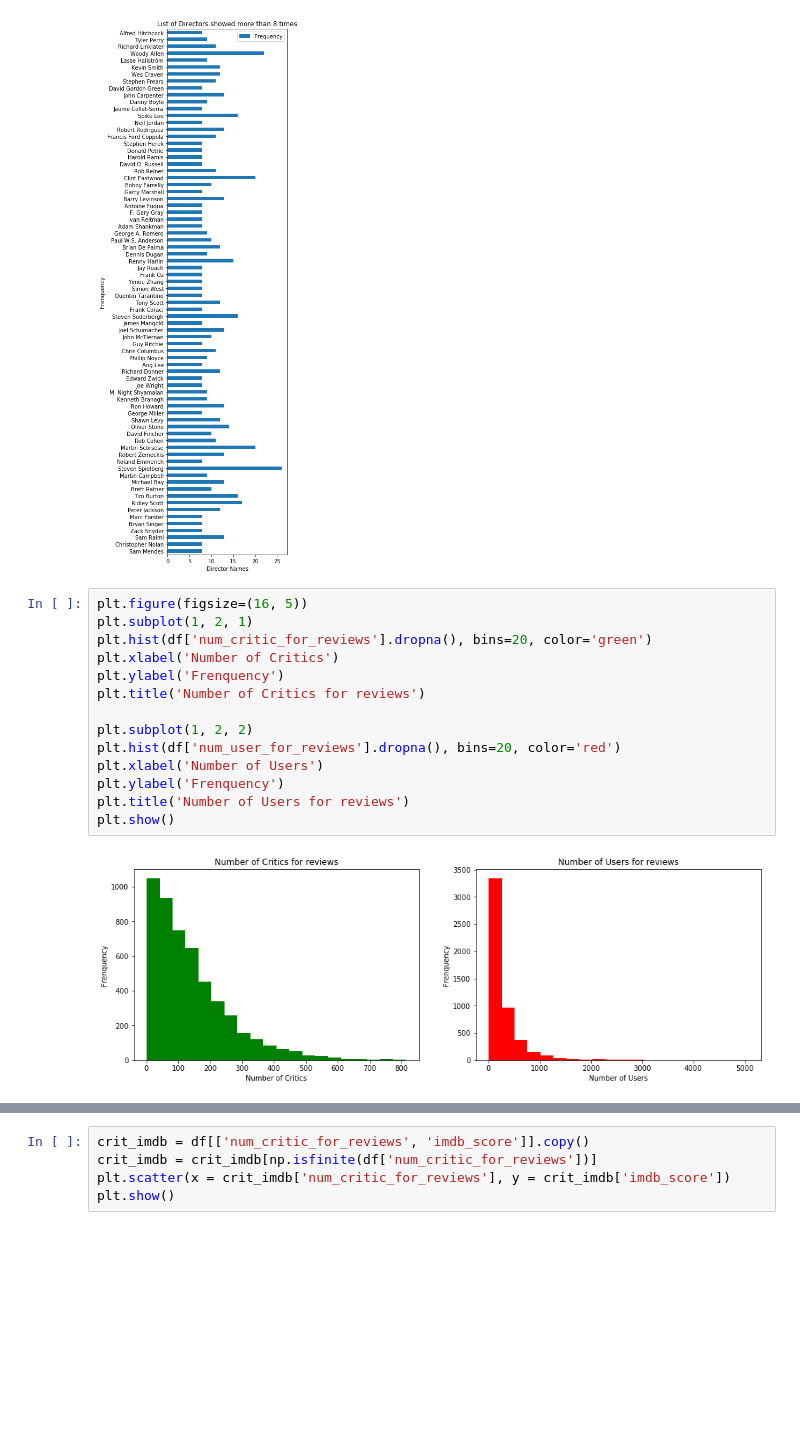
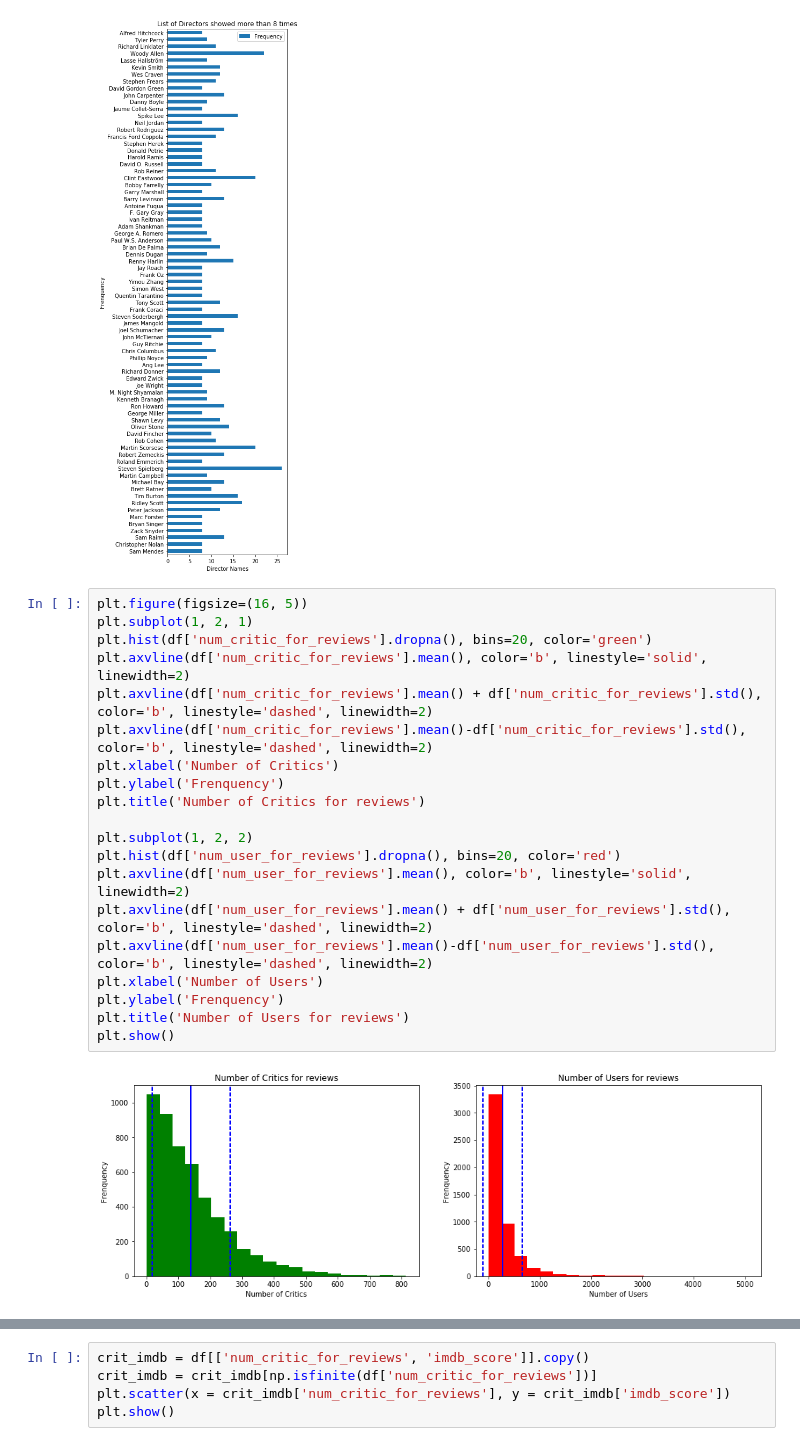
Before and after one commit to zhangtongds/IMDB-ratings-prediction, a Jupyter notebook: Prep course - Capstone.ipynb, the cells around one changed output, grey strips where cells are left out. Saved outputs shown, nothing was run; the diff lists cells and outputs as text; blank space fills up the shorter version.

```diff
--- a/Prep course - Capstone.ipynb
+++ b/Prep course - Capstone.ipynb
@@ -45,17 +46,23 @@ plt.show()
 # %%
 plt.figure(figsize=(16, 5))
 plt.subplot(1, 2, 1)
 plt.hist(df['num_critic_for_reviews'].dropna(), bins=20, color='green')
+plt.axvline(df['num_critic_for_reviews'].mean(), color='b', linestyle='solid', linewidth=2)
+plt.axvline(df['num_critic_for_reviews'].mean() + df['num_critic_for_reviews'].std(), color='b', linestyle='dashed', linewidth=2)
+plt.axvline(df['num_critic_for_reviews'].mean()-df['num_critic_for_reviews'].std(), color='b', linestyle='dashed', linewidth=2)
 plt.xlabel('Number of Critics')
 plt.ylabel('Frenquency')
 plt.title('Number of Critics for reviews')
 
 plt.subplot(1, 2, 2)
 plt.hist(df['num_user_for_reviews'].dropna(), bins=20, color='red')
+plt.axvline(df['num_user_for_reviews'].mean(), color='b', linestyle='solid', linewidth=2)
+plt.axvline(df['num_user_for_reviews'].mean() + df['num_user_for_reviews'].std(), color='b', linestyle='dashed', linewidth=2)
+plt.axvline(df['num_user_for_reviews'].mean()-df['num_user_for_reviews'].std(), color='b', linestyle='dashed', linewidth=2)
 plt.xlabel('Number of Users')
 plt.ylabel('Frenquency')
 plt.title('Number of Users for reviews')
 plt.show()
 # %% [output]
-[figure, old version]
+[figure, new version]
 # %%
```
Also changed, not shown: parts of 8 cells of this notebook.
